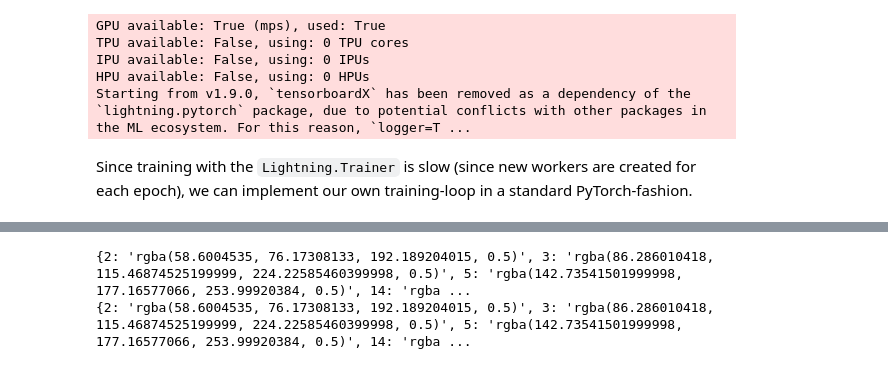
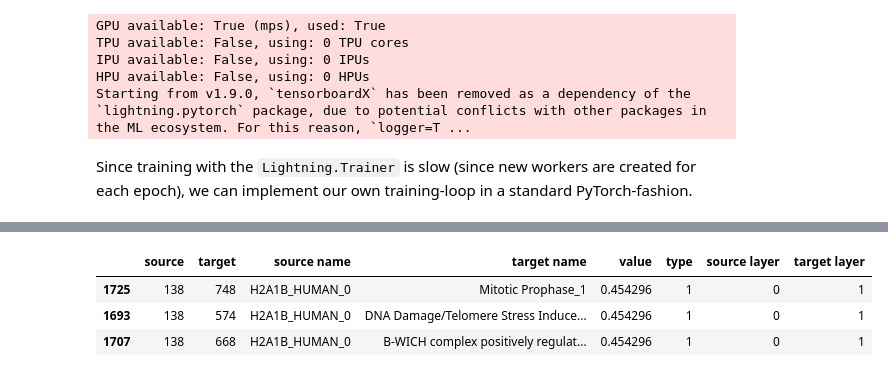
Before and after one commit to InfectionMedicineProteomics/BINN, a Jupyter notebook: docs/shap_example.ipynb, the cells around one changed output, grey strips where cells are left out. Cells and saved outputs as stored; diff of their text form; code cells hidden in the pictures.

Commit message:
Remove the split on _layer

```diff
--- a/docs/shap_example.ipynb
+++ b/docs/shap_example.ipynb
@@ -129,0 +125,26 @@ IG = ImportanceNetwork(importance_df, norm_method="fan")
+# %%
+plot_df = importance_df.copy()
+
+id_to_name = pd.read_csv(
+    "../data/id_to_name.txt", sep="\t", names=["id", "name", "species"]
+)
+id_to_name = id_to_name[id_to_name["species"] == "Homo sapiens"]
+
+human_proteome = pd.read_csv("../data/human_proteome.gz")
+proteome_mapping = (
+    human_proteome.set_index("accession").drop(columns=["seq"]).to_dict()["trivname"]
+)
+mapping = id_to_name.drop(columns="species").set_index("id").to_dict()["name"]
+
+mapping.update(proteome_mapping)
+
+mapping.update({"root": "root"})
+
+plot_df["source name"] = plot_df["source name"].map(mapping) + "_" + plot_df["source layer"].astype(str)
+plot_df["target name"] = plot_df["target name"].map(mapping)+ "_" + plot_df["target layer"].astype(str)
+plot_df.sort_values("value", ascending=False).head(3)
+# %% [output]
+|  | source | target | source name | target name | value | type | source layer | target layer |
+| 1725 | 138 | 748 | H2A1B_HUMAN_0 | Mitotic Prophase_1 | 0.454296 | 1 | 0 | 1 |
+| 1693 | 138 | 574 | H2A1B_HUMAN_0 | DNA Damage/Telomere Stress Induce... | 0.454296 | 1 | 0 | 1 |
+| 1707 | 138 | 668 | H2A1B_HUMAN_0 | B-WICH complex positively regulat... | 0.454296 | 1 | 0 | 1 |
@@ -133,11 +165,8 @@ IG.plot_complete_sankey(
     multiclass=False, savename="img/complete_sankey.png", node_cmap="coolwarm", edge_cmap="coolwarm"
 )
 # %%
-query_node = "R-HSA-597592"
+query_node = "Neutrophil degranulation_2"
 
 IG.plot_subgraph_sankey(
     query_node, upstream=True, savename="img/subgraph_sankey.png", cmap="coolwarm"
 )
-# %% [output]
-{2: 'rgba(58.6004535, 76.17308133, 192.189204015, 0.5)', 3: 'rgba(86.286010418, 115.46874525199999, 224.22585460399998, 0.5)', 5: 'rgba(142.73541501999998, 177.16577066, 253.99920384, 0.5)', 14: 'rgba ...
-{2: 'rgba(58.6004535, 76.17308133, 192.189204015, 0.5)', 3: 'rgba(86.286010418, 115.46874525199999, 224.22585460399998, 0.5)', 5: 'rgba(142.73541501999998, 177.16577066, 253.99920384, 0.5)', 14: 'rgba ...
```
Also changed, not shown: parts of 6 cells of this notebook, 3 other files.
